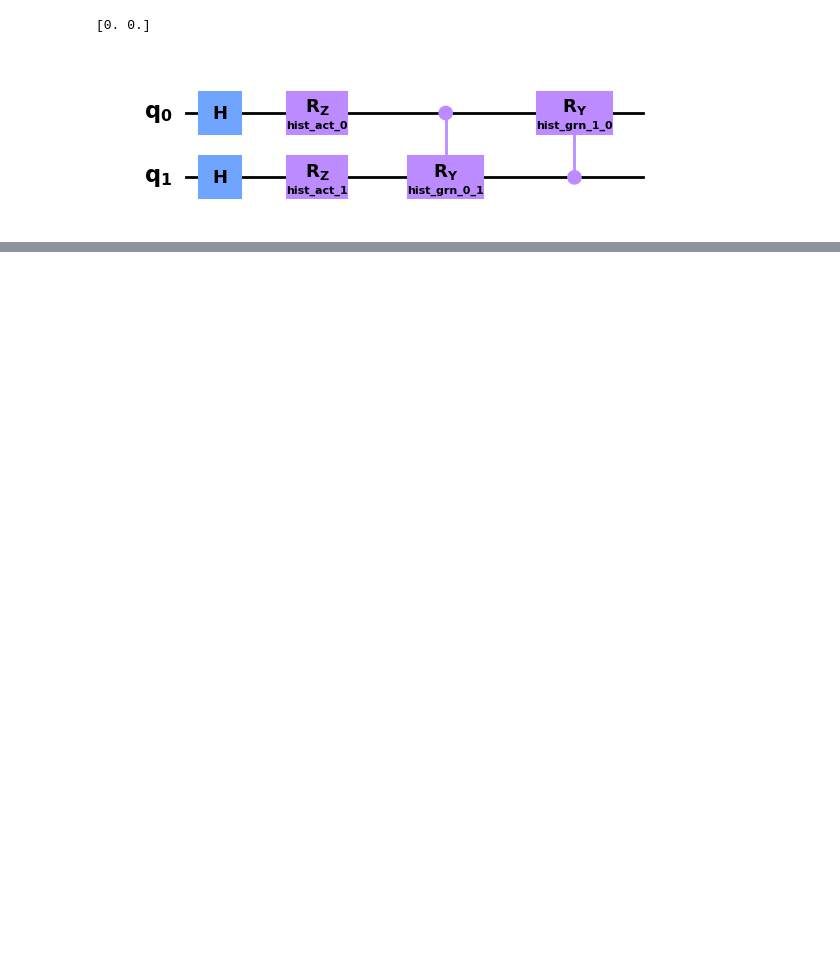
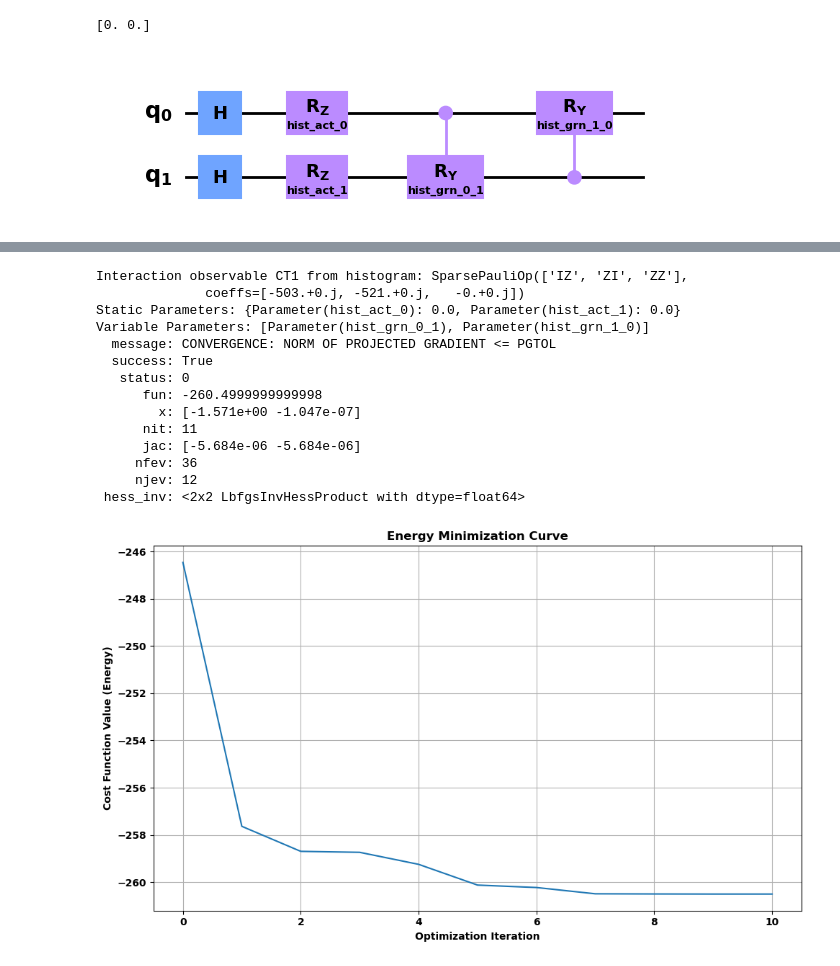
Before and after one commit to cailab-tamu/QuantumXCT, a Jupyter notebook: python/bell_dist_opt.ipynb, the cells around one changed output, grey strips where cells are left out. Drawn from its saved outputs; the diff is of its cells as text; code cells hidden in the pictures; blank space fills up the shorter version.

Commit message:
Changing cost function definition

```diff
--- a/python/bell_dist_opt.ipynb
+++ b/python/bell_dist_opt.ipynb
@@ -58,5 +59,5 @@ Histogram of Measurement Outcomes (1024 Events):
 # %%
-act_percentages = np.array([0.0, 0.0])
+act_percentages = np.array([np.pi*1/12*0, np.pi*1/12*0])
 print(act_percentages)
 cirquit = create_grn_ansatz(2, "hist")
 cirquit.draw(output="mpl", style="clifford", fold=40)
@@ -140,0 +192,5 @@ The counts are: {'11': 750, '00': 274}
+# %%
+act_percentages = np.array([np.pi*0, np.pi*0])
+print(act_percentages)
+cirquit = create_grn_ansatz(2, "hist")
+cirquit.draw(output="mpl", style="clifford", fold=40)
@@ -140,0 +200,67 @@ The counts are: {'11': 750, '00': 274}
+# %%
+from qiskit.primitives import StatevectorEstimator
+from scipy.optimize import minimize
+
+interaction_observable = create_interaction_observable_from_histogram(histogram_data, 2, min_ones = 1)
+print("Interaction observable CT1 from histogram:", interaction_observable)
+
+static_params, variable_params = create_parameter_dictionaries(cirquit, act_percentages)
+
+print("Static Parameters:", static_params)
+print("Variable Parameters:", variable_params)
+
+estimator = StatevectorEstimator()
+
+# Initialize variable parameters
+x0_interaction = np.zeros(len(variable_params))  # All zeros
+
+# Create initial full parameter dictionary - THIS IS THE KEY CHANGE
+all_params = static_params.copy()  # Start with static parameters
+all_params.update(dict(zip(variable_params, x0_interaction)))  # Add variable parameters
+
+cost_values = []
+# Call minimize with args
+result_interaction_bfgs = minimize(
+    cost_func_wrapper,
+    x0_interaction,
+    args=(all_params, cirquit, interaction_observable, estimator, variable_params), # Pass all the arguments as a tuple
+    method="L-BFGS-B",
+    callback=lambda xk: cost_values.append(cost_func_wrapper(xk, all_params, cirquit, interaction_observable, estimator, variable_params))
+)
+
+print(result_interaction_bfgs)
+
+# --- 6. Results and DataFrame ---
+optimized_variable_parameters = result_interaction_bfgs.x
+
+# Update the full parameter dictionary with optimized variable parameters
+for param, value in zip(variable_params, optimized_variable_parameters):
+    all_params[param] = value
+
+import matplotlib.pyplot as plt
+
+# Plot the cost function values
+plt.figure(figsize=(10, 6))
+plt.plot(cost_values)
+plt.xlabel("Optimization Iteration")
+plt.ylabel("Cost Function Value (Energy)")
+plt.title("Energy Minimization Curve")
+plt.grid(True)
+plt.tight_layout()
+plt.show()
+# %% [output]
+Interaction observable CT1 from histogram: SparsePauliOp(['IZ', 'ZI', 'ZZ'],
+              coeffs=[-503.+0.j, -521.+0.j,   -0.+0.j])
+Static Parameters: {Parameter(hist_act_0): 0.0, Parameter(hist_act_1): 0.0}
+Variable Parameters: [Parameter(hist_grn_0_1), Parameter(hist_grn_1_0)]
+  message: CONVERGENCE: NORM OF PROJECTED GRADIENT <= PGTOL
+  success: True
+   status: 0
+      fun: -260.4999999999998
+        x: [-1.571e+00 -1.047e-07]
+      nit: 11
+      jac: [-5.684e-06 -5.684e-06]
+     nfev: 36
+     njev: 12
+ hess_inv: <2x2 LbfgsInvHessProduct with dtype=float64>
+[figure, added]
```
Also changed, not shown: parts of 13 cells of this notebook, 1 other file.
